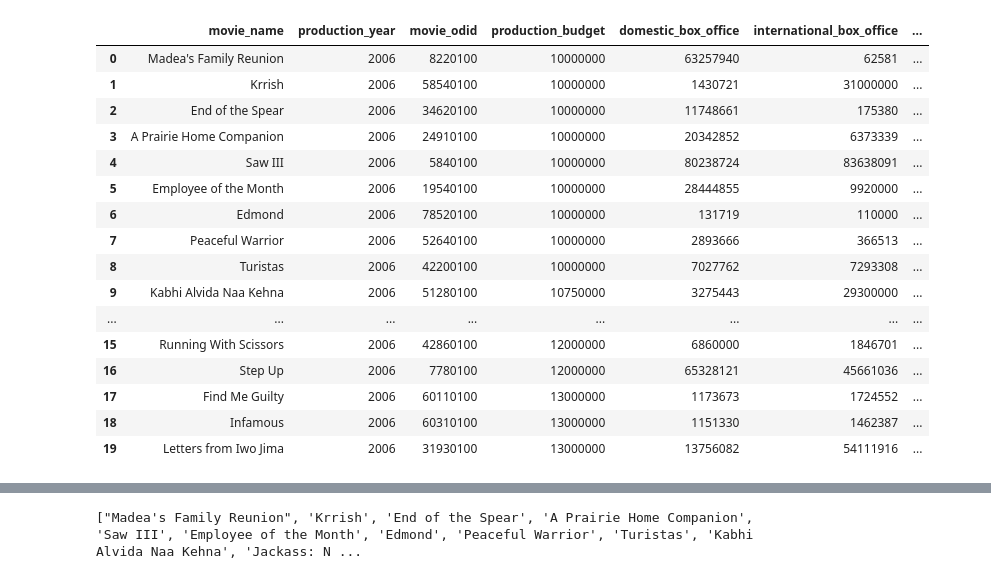
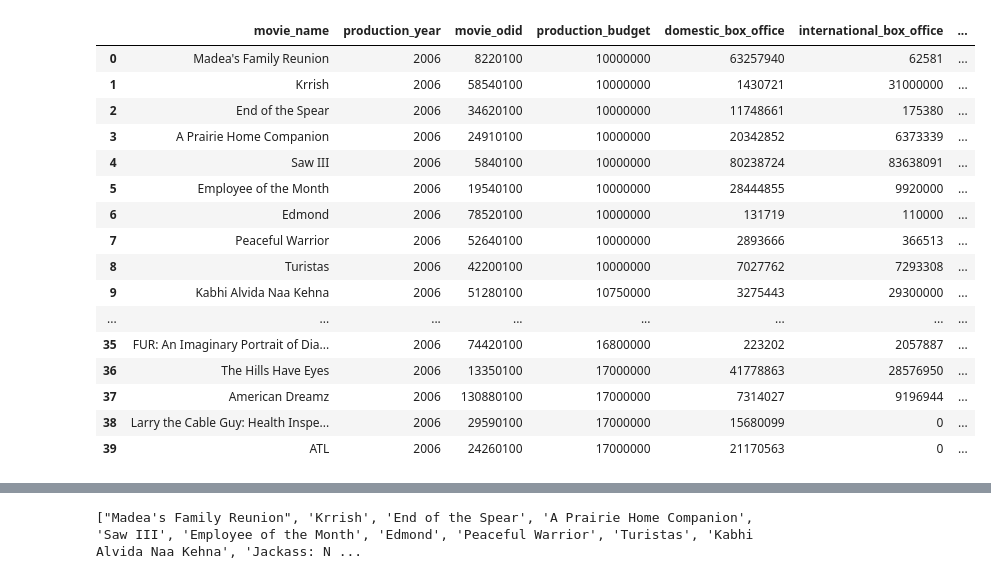
Before and after one commit to cspence001/film_budget_roi, a Jupyter notebook: main.ipynb, the cells around one changed output, grey strips where cells are left out. Saved outputs shown, nothing was run; the diff lists cells and outputs as text; code cells hidden in the pictures.

```diff
--- a/main.ipynb
+++ b/main.ipynb
@@ -11,22 +11,22 @@ from config import api_key
 # %%
 #import csv
 movies_df = pd.read_csv("Resources/MovieData.csv")
-movies_df.head(20)
+movies_df.head(40)
 # %% [output]
 |  | movie_name | production_year | movie_odid | production_budget | domestic_box_office | international_box_office | ... |
 | 0 | Madea's Family Reunion | 2006 | 8220100 | 10000000 | 63257940 | 62581 | ... |
 | 1 | Krrish | 2006 | 58540100 | 10000000 | 1430721 | 31000000 | ... |
 | 2 | End of the Spear | 2006 | 34620100 | 10000000 | 11748661 | 175380 | ... |
 | 3 | A Prairie Home Companion | 2006 | 24910100 | 10000000 | 20342852 | 6373339 | ... |
 | 4 | Saw III | 2006 | 5840100 | 10000000 | 80238724 | 83638091 | ... |
 | 5 | Employee of the Month | 2006 | 19540100 | 10000000 | 28444855 | 9920000 | ... |
 | 6 | Edmond | 2006 | 78520100 | 10000000 | 131719 | 110000 | ... |
 | 7 | Peaceful Warrior | 2006 | 52640100 | 10000000 | 2893666 | 366513 | ... |
 | 8 | Turistas | 2006 | 42200100 | 10000000 | 7027762 | 7293308 | ... |
 | 9 | Kabhi Alvida Naa Kehna | 2006 | 51280100 | 10750000 | 3275443 | 29300000 | ... |
 | ... | ... | ... | ... | ... | ... | ... | ... |
-| 15 | Running With Scissors | 2006 | 42860100 | 12000000 | 6860000 | 1846701 | ... |
-| 16 | Step Up | 2006 | 7780100 | 12000000 | 65328121 | 45661036 | ... |
-| 17 | Find Me Guilty | 2006 | 60110100 | 13000000 | 1173673 | 1724552 | ... |
-| 18 | Infamous | 2006 | 60310100 | 13000000 | 1151330 | 1462387 | ... |
-| 19 | Letters from Iwo Jima | 2006 | 31930100 | 13000000 | 13756082 | 54111916 | ... |
+| 35 | FUR: An Imaginary Portrait of Dia... | 2006 | 74420100 | 16800000 | 223202 | 2057887 | ... |
+| 36 | The Hills Have Eyes | 2006 | 13350100 | 17000000 | 41778863 | 28576950 | ... |
+| 37 | American Dreamz | 2006 | 130880100 | 17000000 | 7314027 | 9196944 | ... |
+| 38 | Larry the Cable Guy: Health Inspe... | 2006 | 29590100 | 17000000 | 15680099 | 0 | ... |
+| 39 | ATL | 2006 | 24260100 | 17000000 | 21170563 | 0 | ... |
```
Also changed, not shown: parts of 12 cells of this notebook, 1 other file.
